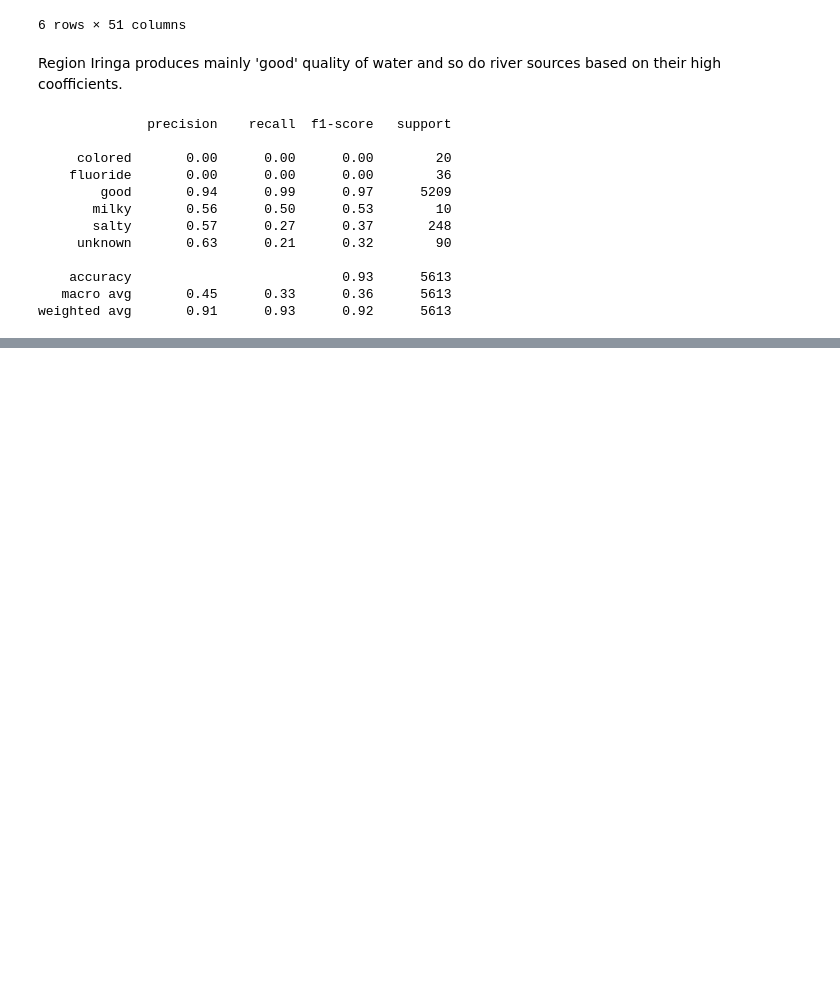
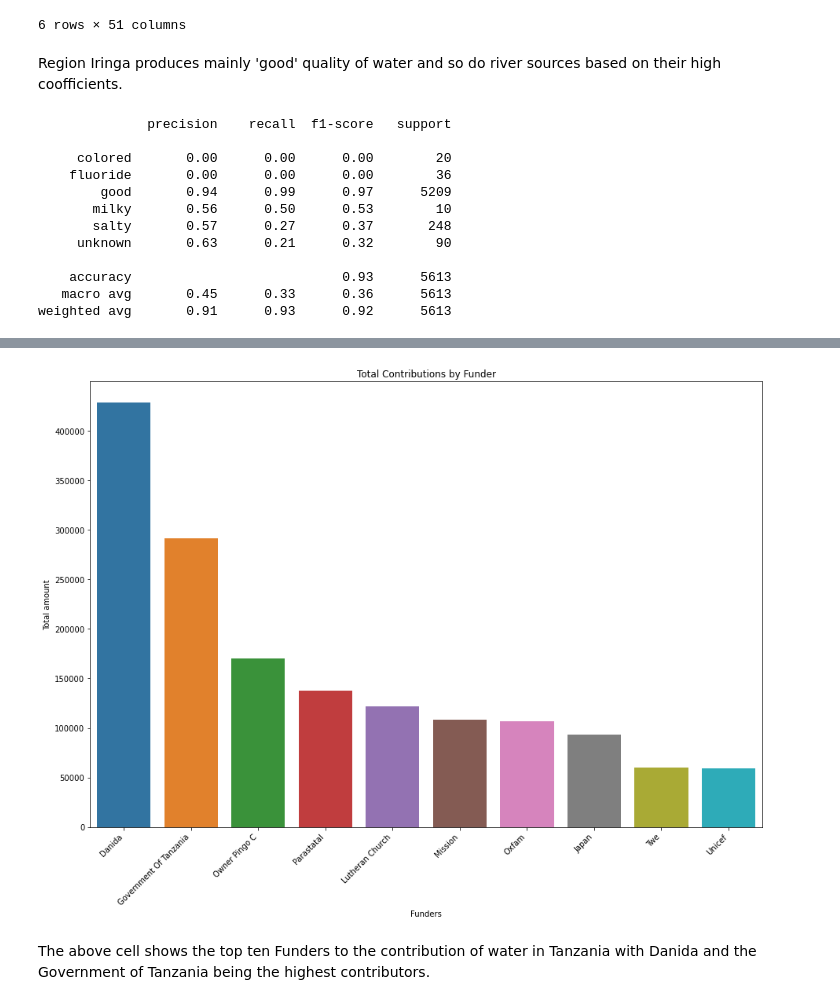
Before and after one commit to kyalomutiso/Tanzanian-Water-Wells, a Jupyter notebook: index.ipynb, the cells around one changed output, grey strips where cells are left out. Saved outputs shown, nothing was run; the diff lists cells and outputs as text; code cells hidden in the pictures; blank space fills up the shorter version.

Commit message:
Added Data Vizualization

```diff
--- a/index.ipynb
+++ b/index.ipynb
@@ -170 +172,3 @@ status_group              object
 dtype: object
+# %%
+df['date_recorded'] = pd.to_datetime(df['date_recorded'],format='%Y-%m-%d')
@@ -371,0 +384,3 @@ Most of the data has good water thus has high difference between the othe qualit
+# %%
+funder_totals = df.groupby("funder",as_index = False)["amount_tsh"].sum()
+funder_totals
@@ -371,0 +401,15 @@ Most of the data has good water thus has high difference between the othe qualit
+# %%
+plt.figure(figsize=(13,10))
+sns.barplot(data=funder_totals.sort_values("amount_tsh",ascending= False).head(10),
+            x="funder",
+            y="amount_tsh")
+plt.title("Total Contributions by Funder")
+plt.ylabel("Total amount")
+plt.xlabel("Funders")
+plt.xticks(rotation=45, ha='right')
+plt.tight_layout()
+plt.show()
+# %% [output]
+[figure, added]
+# %% [markdown]
+The above cell shows the top ten Funders to the contribution of water in Tanzania with Danida and the Government of Tanzania being the highest contributors.
```
Also changed, not shown: parts of 23 cells of this notebook.
